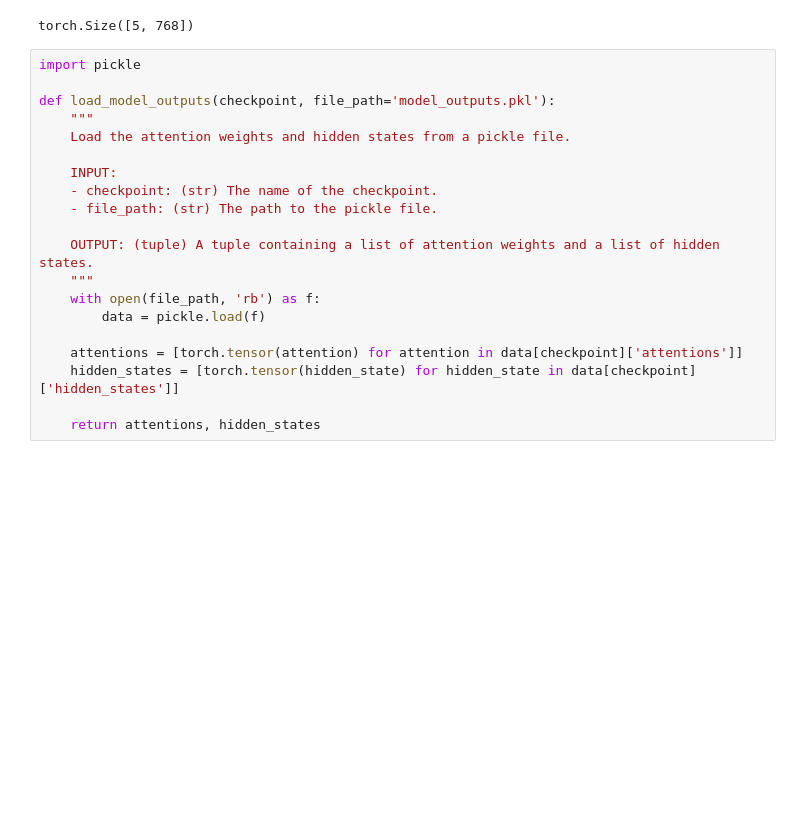
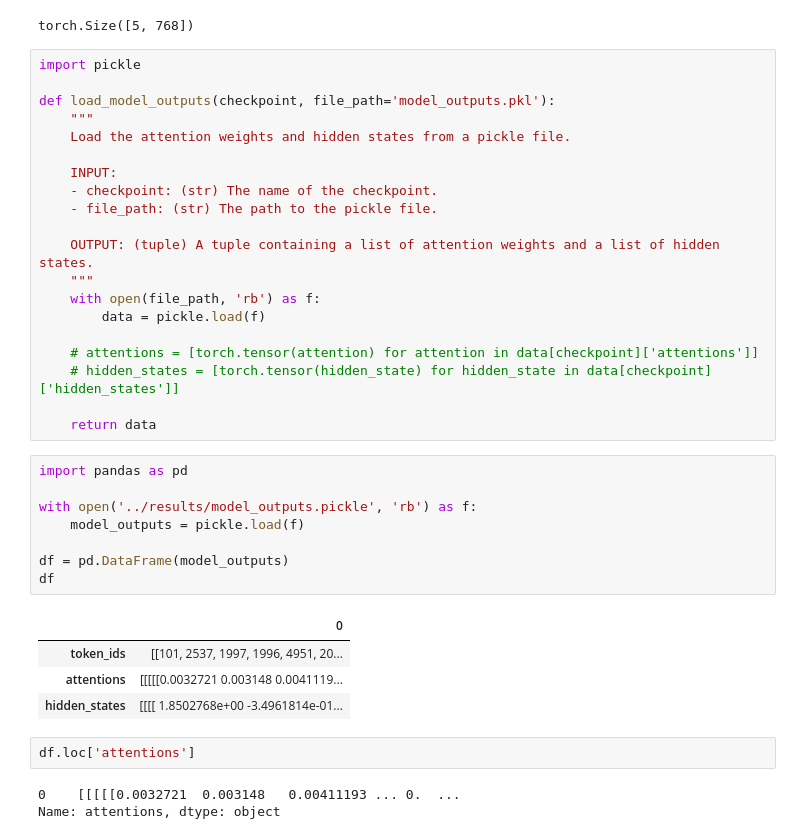
Before and after one commit to NazaninShafiabadi/NeuralLMs, a Jupyter notebook: src/representations.ipynb, the cells around one changed output. Cells and saved outputs as stored; diff of their text form; blank space fills up the shorter version.

```diff
--- a/src/representations.ipynb
+++ b/src/representations.ipynb
@@ -113,7 +130,25 @@ def load_model_outputs(checkpoint, file_path='model_outputs.pkl'):
     with open(file_path, 'rb') as f:
         data = pickle.load(f)
 
-    attentions = [torch.tensor(attention) for attention in data[checkpoint]['attentions']]
-    hidden_states = [torch.tensor(hidden_state) for hidden_state in data[checkpoint]['hidden_states']]
+    # attentions = [torch.tensor(attention) for attention in data[checkpoint]['attentions']]
+    # hidden_states = [torch.tensor(hidden_state) for hidden_state in data[checkpoint]['hidden_states']]
 
-    return attentions, hidden_states
+    return data
+# %%
+import pandas as pd
+
+with open('../results/model_outputs.pickle', 'rb') as f:
+    model_outputs = pickle.load(f)
+
+df = pd.DataFrame(model_outputs)
+df
+# %% [output]
+|  | 0 |
+| token_ids | [[101, 2537, 1997, 1996, 4951, 20... |
+| attentions | [[[[[0.0032721 0.003148 0.0041119... |
+| hidden_states | [[[[ 1.8502768e+00 -3.4961814e-01... |
+# %%
+df.loc['attentions']
+# %% [output]
+0    [[[[[0.0032721  0.003148   0.00411193 ... 0.  ...
+Name: attentions, dtype: object
```
Also changed, not shown: parts of 4 cells of this notebook, 1 other file.
